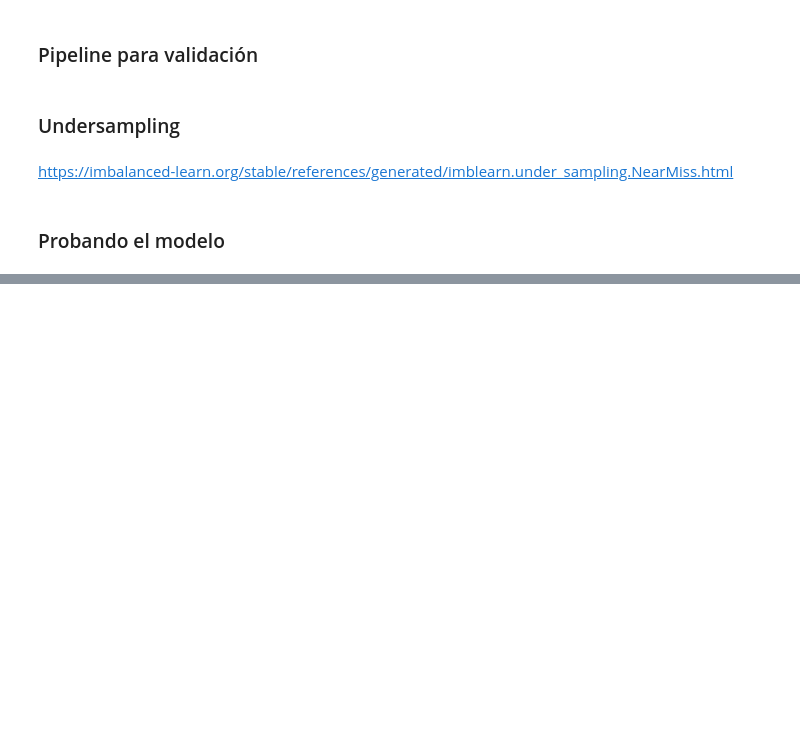
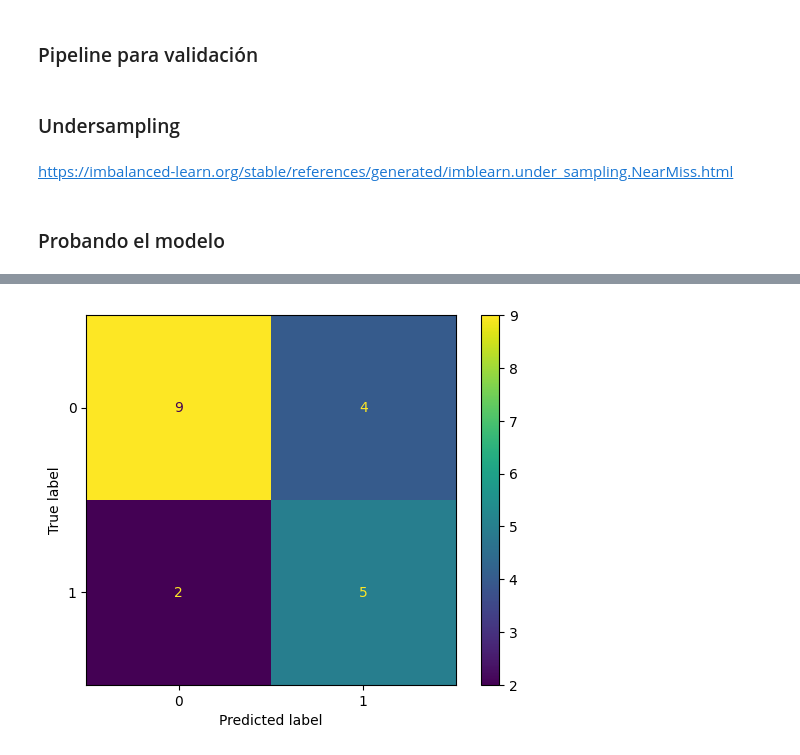
Before and after one commit to Emmanuel2000x/Statistics-ML-G8, a Jupyter notebook: Clasificacion_validacion_y_metricas.ipynb, the cells around one changed output, grey strips where cells are left out. Cells and saved outputs as stored; diff of their text form; code cells hidden in the pictures; blank space fills up the shorter version.

```diff
--- a/Clasificacion_validacion_y_metricas.ipynb
+++ b/Clasificacion_validacion_y_metricas.ipynb
@@ -95,0 +204,3 @@ https://imbalanced-learn.org/stable/references/generated/imblearn.under_sampling
+# %%
+X_d = DF_d.drop(columns = 'diabetes')
+y_d = DF_d.diabetes
@@ -95,0 +209,4 @@ https://imbalanced-learn.org/stable/references/generated/imblearn.under_sampling
+# %%
+#from sklearn.model_selection import train_test_split
+X_d, X_d_test, y_d, y_d_test = train_test_split(X_d, y_d, stratify = y_d, test_size = 0.05, random_state = 5)
+X_d_train, X_d_val, y_d_train, y_d_val = train_test_split(X_d, y_d, stratify = y_d, random_state = 5)
@@ -95,0 +215,10 @@ https://imbalanced-learn.org/stable/references/generated/imblearn.under_sampling
+# %%
+#from sklearn.ensemble import RandomForestClassifier
+#from sklearn.tree import DecisionTreeClassifier
+modelo_d_DTC = DecisionTreeClassifier(max_depth=3)
+modelo_d_RFC = RandomForestClassifier(max_depth=2)
+# %%
+#Arbol de clasificacion
+modelo_d_DTC.fit(X_d_train,y_d_train)
+print(f'Score Decision Tree en Train: {modelo_d_DTC.score(X_d_train,y_d_train)}')
+print(f'Score Decision Tree en Val: {modelo_d_DTC.score(X_d_val,y_d_val)}')
@@ -95,0 +240,5 @@ https://imbalanced-learn.org/stable/references/generated/imblearn.under_sampling
+# %%
+prediccion_Tree = modelo_d_DTC.predict(X_d_test)
+ConfusionMatrixDisplay.from_predictions(y_d_test, prediccion_Tree);
+# %% [output]
+[figure, added]
```
Also changed, not shown: parts of 30 cells of this notebook.
